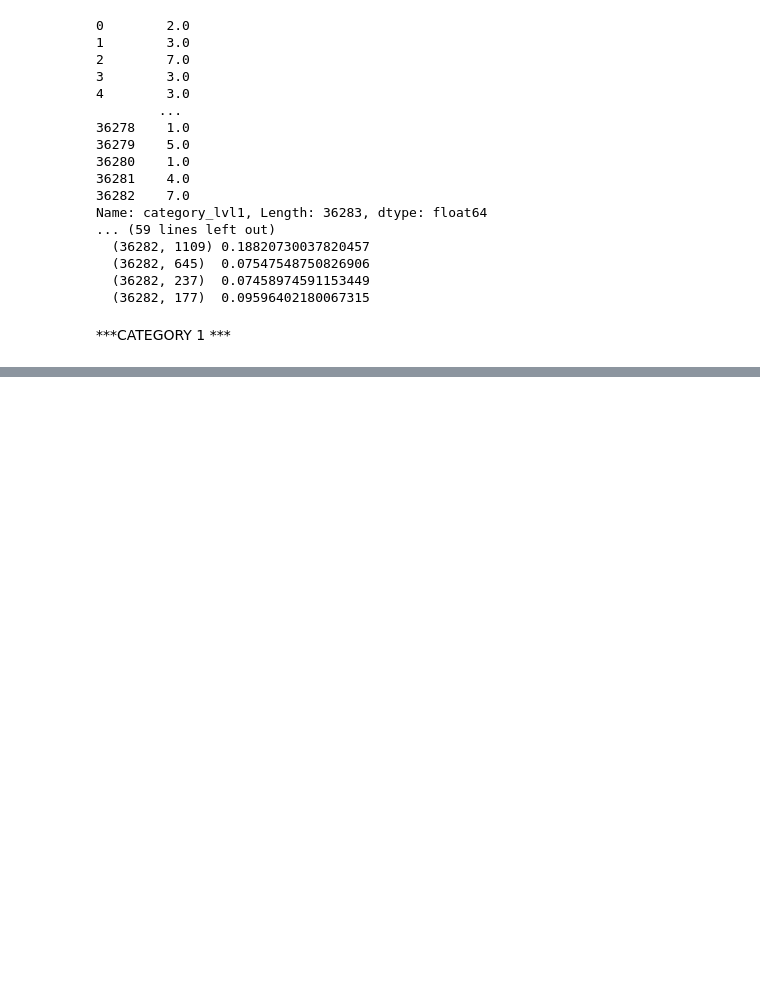
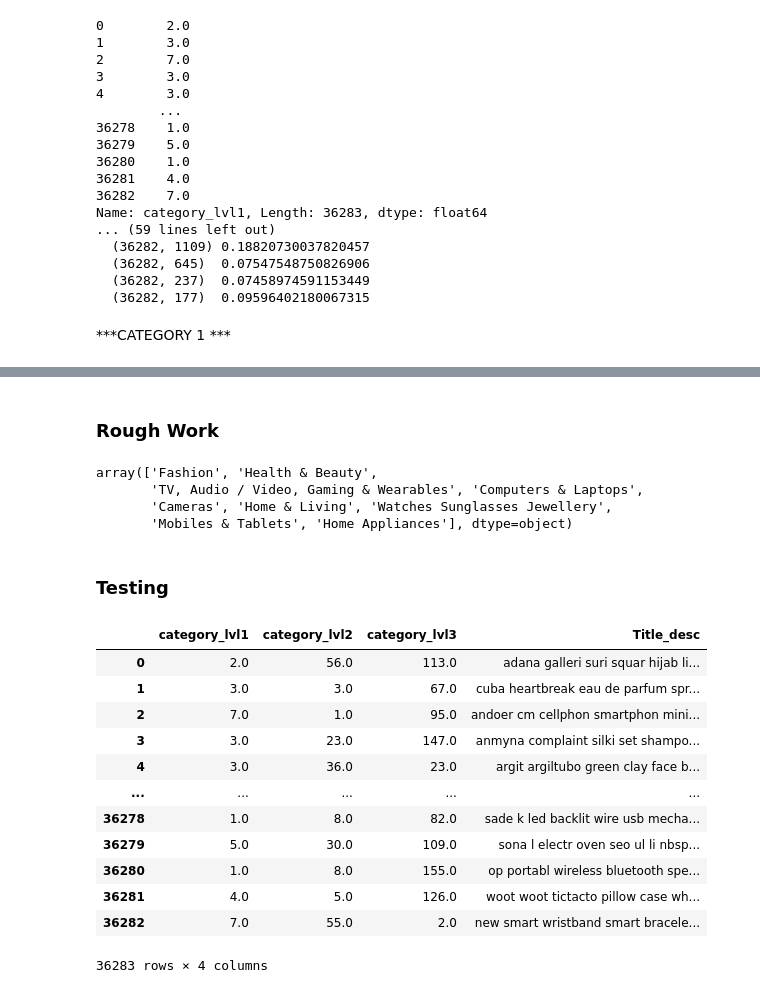
Before and after one commit to mustafabawany/Product-Title-Classification, a Jupyter notebook: IR_Project_V2.ipynb, the cells around one changed output, grey strips where cells are left out. Saved outputs shown, nothing was run; the diff lists cells and outputs as text; code cells hidden in the pictures; blank space fills up the shorter version.

```diff
--- a/IR_Project_V2.ipynb
+++ b/IR_Project_V2.ipynb
@@ -124,0 +330,9 @@ Accuracy score with linear kernel is :
+# %% [markdown]
+### Rough Work
+# %%
+unique_label_c1
+# %% [output]
+array(['Fashion', 'Health & Beauty',
+       'TV, Audio / Video, Gaming & Wearables', 'Computers & Laptops',
+       'Cameras', 'Home & Living', 'Watches Sunglasses Jewellery',
+       'Mobiles & Tablets', 'Home Appliances'], dtype=object)
@@ -124,0 +343,20 @@ Accuracy score with linear kernel is :
+# %% [markdown]
+### Testing
+# %%
+test_df = pd.read_csv('train_clean.csv')
+# %%
+test_df
+# %% [output]
+|  | category_lvl1 | category_lvl2 | category_lvl3 | Title_desc |
+| 0 | 2.0 | 56.0 | 113.0 | adana galleri suri squar hijab li... |
+| 1 | 3.0 | 3.0 | 67.0 | cuba heartbreak eau de parfum spr... |
+| 2 | 7.0 | 1.0 | 95.0 | andoer cm cellphon smartphon mini... |
+| 3 | 3.0 | 23.0 | 147.0 | anmyna complaint silki set shampo... |
+| 4 | 3.0 | 36.0 | 23.0 | argit argiltubo green clay face b... |
+| ... | ... | ... | ... | ... |
+| 36278 | 1.0 | 8.0 | 82.0 | sade k led backlit wire usb mecha... |
+| 36279 | 5.0 | 30.0 | 109.0 | sona l electr oven seo ul li nbsp... |
+| 36280 | 1.0 | 8.0 | 155.0 | op portabl wireless bluetooth spe... |
+| 36281 | 4.0 | 5.0 | 126.0 | woot woot tictacto pillow case wh... |
+| 36282 | 7.0 | 55.0 | 2.0 | new smart wristband smart bracele... |
+36283 rows × 4 columns
```
Also changed, not shown: parts of 24 cells of this notebook.
